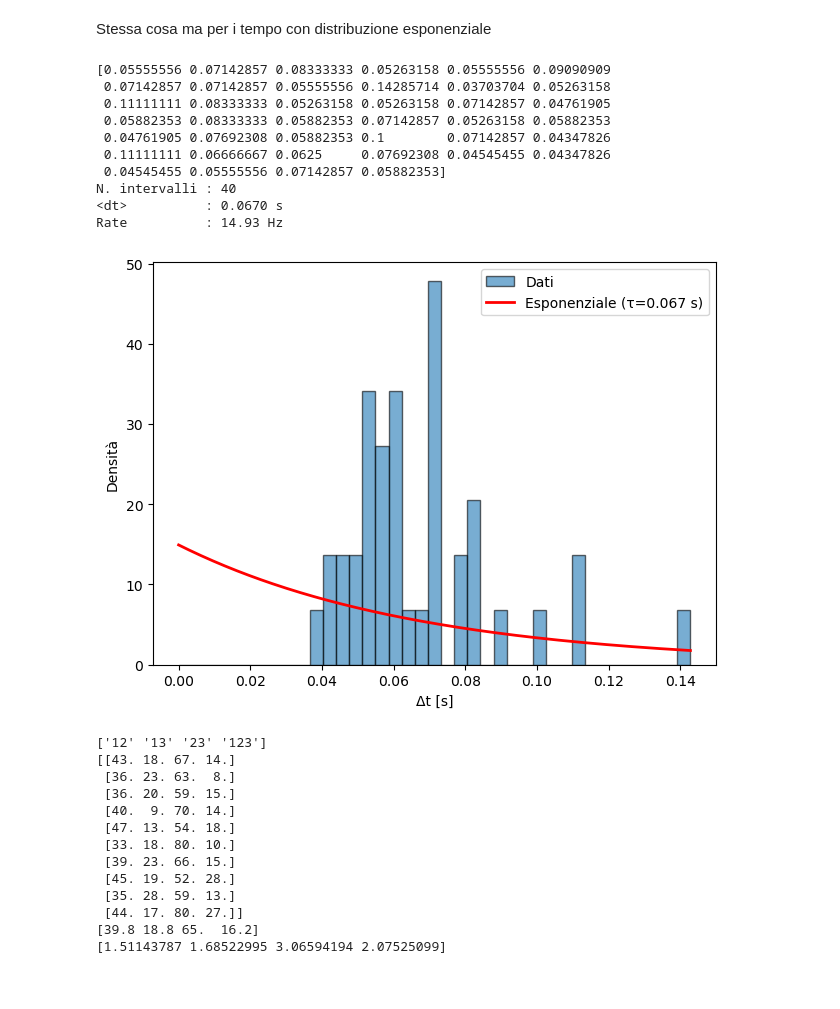
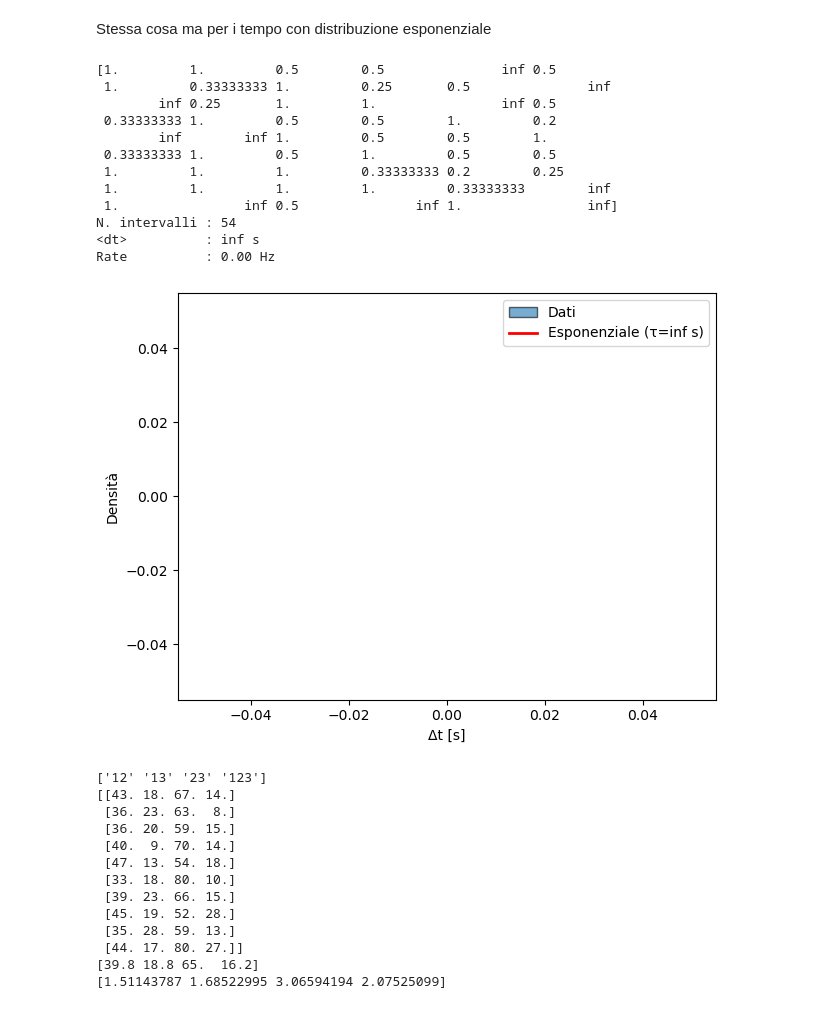
Before and after one commit to sofiamanzini/esperienza-preliminare, a Jupyter notebook: codice.ipynb, the cells around one changed output. Cells and saved outputs as stored; diff of their text form; code cells hidden in the pictures.

```diff
--- a/codice.ipynb
+++ b/codice.ipynb
@@ -140,46 +140,48 @@ Rapporto var/media : 1.016
 # %% [markdown]
 Stessa cosa ma per i tempo con distribuzione esponenziale
 # %%
-FILE = "statistiche.txt"
+FILE = "statistichebis.txt"
 n = np.loadtxt(FILE, unpack=True)
-r=n/10
-t=1/n
+r=n
+t=1/r
 
 print(t)
 
 
 tau = t.mean()
 
 print(f"N. intervalli : {len(t)}")
 print(f"<dt>          : {tau:.4f} s")
 print(f"Rate          : {1/tau:.2f} Hz")
 
 
 fig, ax = plt.subplots()
-bins = np.linspace(0, np.max(t), 40)
+bins = np.linspace(0, np.max(t), 3 )
 ax.hist(t, bins=bins, density=True, alpha=0.6, edgecolor="black", label="Dati")
 
 x = np.linspace(0, bins[-1], 300)
 ax.plot(x, stats.expon.pdf(x, scale=tau), color="red", lw=2,
         label=f"Esponenziale (τ={tau:.3f} s)")
 
 ax.set_xlabel("Δt [s]")
 ax.set_ylabel("Densità")
 ax.legend()
 plt.tight_layout()
 plt.show()
 # %% [output]
-[0.05555556 0.07142857 0.08333333 0.05263158 0.05555556 0.09090909
- 0.07142857 0.07142857 0.05555556 0.14285714 0.03703704 0.05263158
- 0.11111111 0.08333333 0.05263158 0.05263158 0.07142857 0.04761905
- 0.05882353 0.08333333 0.05882353 0.07142857 0.05263158 0.05882353
- 0.04761905 0.07692308 0.05882353 0.1        0.07142857 0.04347826
- 0.11111111 0.06666667 0.0625     0.07692308 0.04545455 0.04347826
- 0.04545455 0.05555556 0.07142857 0.05882353]
-N. intervalli : 40
-<dt>          : 0.0670 s
-Rate          : 14.93 Hz
+[1.         1.         0.5        0.5               inf 0.5
+ 1.         0.33333333 1.         0.25       0.5               inf
+        inf 0.25       1.         1.                inf 0.5
+ 0.33333333 1.         0.5        0.5        1.         0.2
+        inf        inf 1.         0.5        0.5        1.
+ 0.33333333 1.         0.5        1.         0.5        0.5
+ 1.         1.         1.         0.33333333 0.2        0.25
+ 1.         1.         1.         1.         0.33333333        inf
+ 1.                inf 0.5               inf 1.                inf]
+N. intervalli : 54
+<dt>          : inf s
+Rate          : 0.00 Hz
-[figure, old version]
+[figure, new version]
 # %%
 FILE = "coincidenze.txt"
 data = np.loadtxt(FILE, unpack=True)
```
Also changed, not shown: 8 other files.
